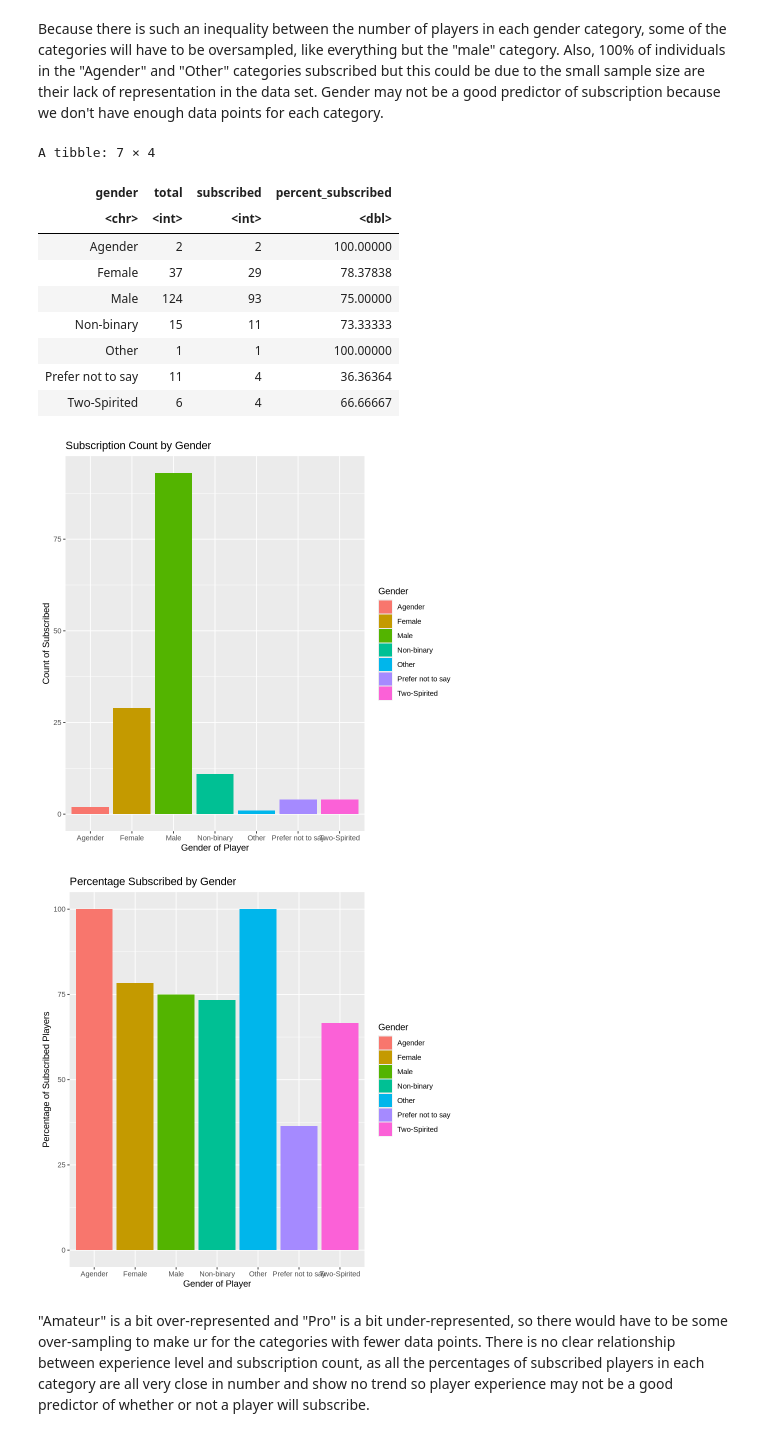
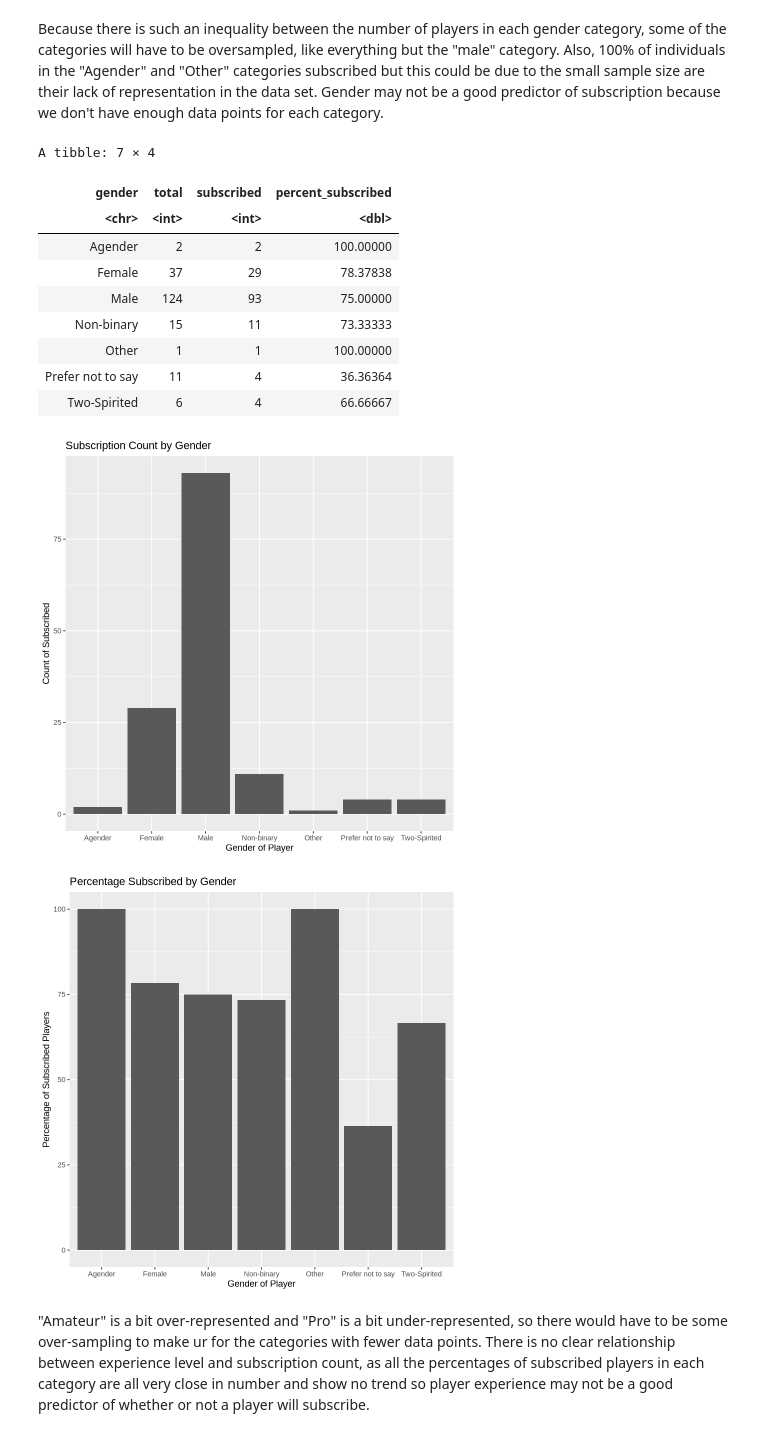
Before and after one commit to jedawelle/individual_project, a Jupyter notebook: project_planning_stages.ipynb, the cells around one changed output. Saved outputs shown, nothing was run; the diff lists cells and outputs as text; code cells hidden in the pictures.

```diff
--- a/project_planning_stages.ipynb
+++ b/project_planning_stages.ipynb
@@ -322,39 +322,39 @@ ratio_gender_subscribed <- players |>
   group_by(gender) |>
   summarize(
     total = n(),
     subscribed = sum(subscribe == TRUE),
     percent_subscribed = (subscribed / total)*100)
 
 ratio_gender_subscribed
 
 gender_subscribed_bar <- ratio_gender_subscribed|>
-    ggplot(aes(x=gender, y=subscribed, fill=gender))+
+    ggplot(aes(x=gender, y=subscribed))+
         geom_bar(stat="identity") +
-        labs(x="Gender of Player", y="Count of Subscribed", fill="Gender")+
+        labs(x="Gender of Player", y="Count of Subscribed")+
         ggtitle("Subscription Count by Gender")
 
 gender_subscribed_bar
 
 gender_subscribed_ratio_bar <- ratio_gender_subscribed|>
-    ggplot(aes(x=gender, y=percent_subscribed, fill=gender))+
+    ggplot(aes(x=gender, y=percent_subscribed))+
         geom_bar(stat="identity") +
-        labs(x="Gender of Player", y="Percentage of Subscribed Players", fill="Gender")+
+        labs(x="Gender of Player", y="Percentage of Subscribed Players")+
         ggtitle("Percentage Subscribed by Gender")
 
 gender_subscribed_ratio_bar
 # %% [output]
 A tibble: 7 × 4
 | gender | total | subscribed | percent_subscribed |
 | <chr> | <int> | <int> | <dbl> |
 | Agender | 2 | 2 | 100.00000 |
 | Female | 37 | 29 | 78.37838 |
 | Male | 124 | 93 | 75.00000 |
 | Non-binary | 15 | 11 | 73.33333 |
 | Other | 1 | 1 | 100.00000 |
 | Prefer not to say | 11 | 4 | 36.36364 |
 | Two-Spirited | 6 | 4 | 66.66667 |
-[figure, old version]
+[figure, new version]
-[figure, old version]
+[figure, new version]
 # %% [markdown]
 "Amateur" is a bit over-represented and "Pro" is a bit under-represented, so there would have to be some over-sampling to make ur for the categories with fewer data points. There is no clear relationship between experience level and subscription count, as all the percentages of subscribed players in each category are all very close in number and show no trend so player experience may not be a good predictor of whether or not a player will subscribe.
 # %%
```
Also changed, not shown: parts of 2 cells of this notebook.
